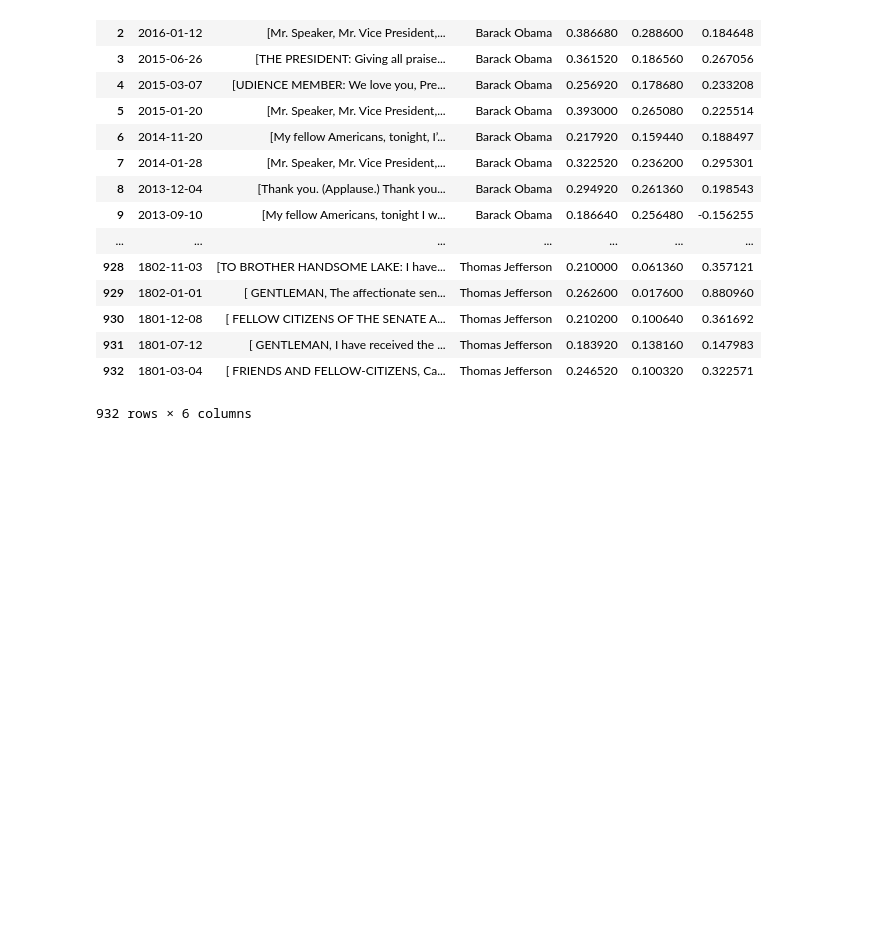
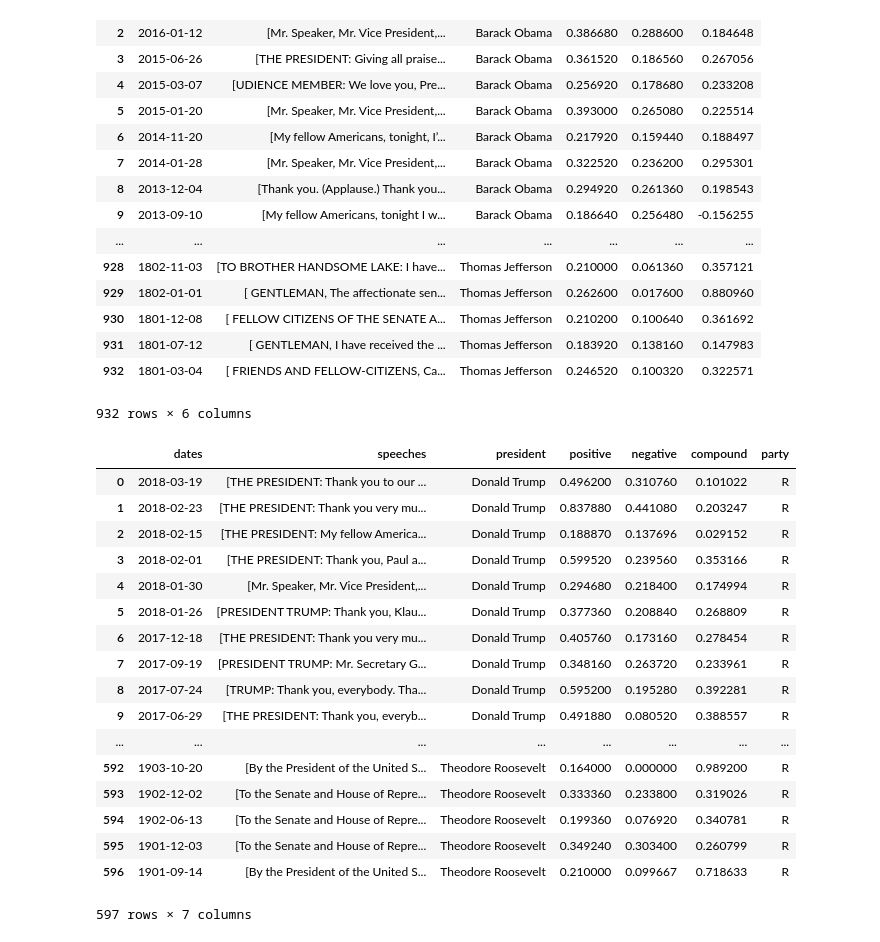
Before and after one commit to Presidential-Project/Pres-Proj, a Jupyter notebook: Scraping Code(pickspresident).ipynb, the cells around one changed output. Saved outputs shown, nothing was run; the diff lists cells and outputs as text; code cells hidden in the pictures; blank space fills up the shorter version.

```diff
--- a/Scraping Code(pickspresident).ipynb
+++ b/Scraping Code(pickspresident).ipynb
@@ -172,3 +172,28 @@ unpickled_df
 | 931 | 1801-07-12 | [ GENTLEMAN, I have received the ... | Thomas Jefferson | 0.183920 | 0.138160 | 0.147983 |
 | 932 | 1801-03-04 | [ FRIENDS AND FELLOW-CITIZENS, Ca... | Thomas Jefferson | 0.246520 | 0.100320 | 0.322571 |
 932 rows × 6 columns
+# %%
+import pandas as pd
+
+data_for_plot = pd.read_pickle("./scores_data_with_party.pkl")
+# %%
+data_for_plot
+# %% [output]
+|  | dates | speeches | president | positive | negative | compound | party |
+| 0 | 2018-03-19 | [THE PRESIDENT: Thank you to our ... | Donald Trump | 0.496200 | 0.310760 | 0.101022 | R |
+| 1 | 2018-02-23 | [THE PRESIDENT: Thank you very mu... | Donald Trump | 0.837880 | 0.441080 | 0.203247 | R |
+| 2 | 2018-02-15 | [THE PRESIDENT: My fellow America... | Donald Trump | 0.188870 | 0.137696 | 0.029152 | R |
+| 3 | 2018-02-01 | [THE PRESIDENT: Thank you, Paul a... | Donald Trump | 0.599520 | 0.239560 | 0.353166 | R |
+| 4 | 2018-01-30 | [Mr. Speaker, Mr. Vice President,... | Donald Trump | 0.294680 | 0.218400 | 0.174994 | R |
+| 5 | 2018-01-26 | [PRESIDENT TRUMP: Thank you, Klau... | Donald Trump | 0.377360 | 0.208840 | 0.268809 | R |
+| 6 | 2017-12-18 | [THE PRESIDENT: Thank you very mu... | Donald Trump | 0.405760 | 0.173160 | 0.278454 | R |
+| 7 | 2017-09-19 | [PRESIDENT TRUMP: Mr. Secretary G... | Donald Trump | 0.348160 | 0.263720 | 0.233961 | R |
+| 8 | 2017-07-24 | [TRUMP: Thank you, everybody. Tha... | Donald Trump | 0.595200 | 0.195280 | 0.392281 | R |
+| 9 | 2017-06-29 | [THE PRESIDENT: Thank you, everyb... | Donald Trump | 0.491880 | 0.080520 | 0.388557 | R |
+| ... | ... | ... | ... | ... | ... | ... | ... |
+| 592 | 1903-10-20 | [By the President of the United S... | Theodore Roosevelt | 0.164000 | 0.000000 | 0.989200 | R |
+| 593 | 1902-12-02 | [To the Senate and House of Repre... | Theodore Roosevelt | 0.333360 | 0.233800 | 0.319026 | R |
+| 594 | 1902-06-13 | [To the Senate and House of Repre... | Theodore Roosevelt | 0.199360 | 0.076920 | 0.340781 | R |
+| 595 | 1901-12-03 | [To the Senate and House of Repre... | Theodore Roosevelt | 0.349240 | 0.303400 | 0.260799 | R |
+| 596 | 1901-09-14 | [By the President of the United S... | Theodore Roosevelt | 0.210000 | 0.099667 | 0.718633 | R |
+597 rows × 7 columns
```
Also changed, not shown: 2 other files.
